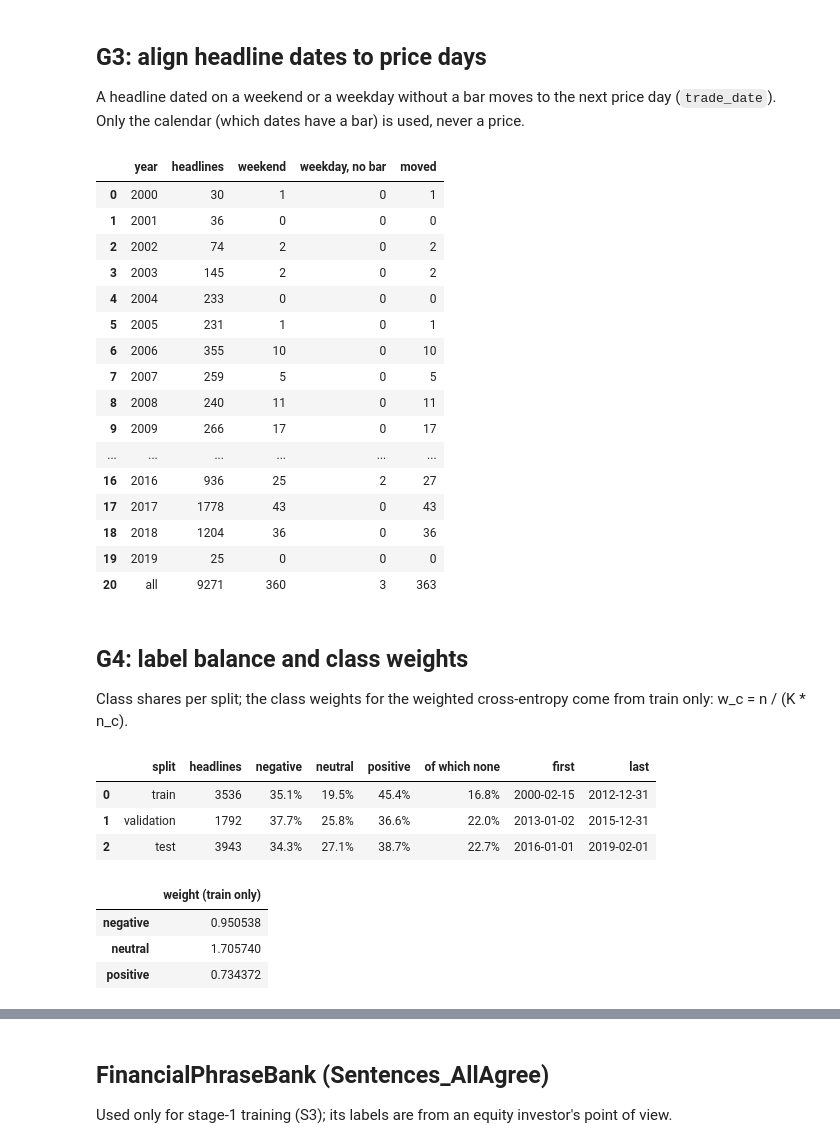
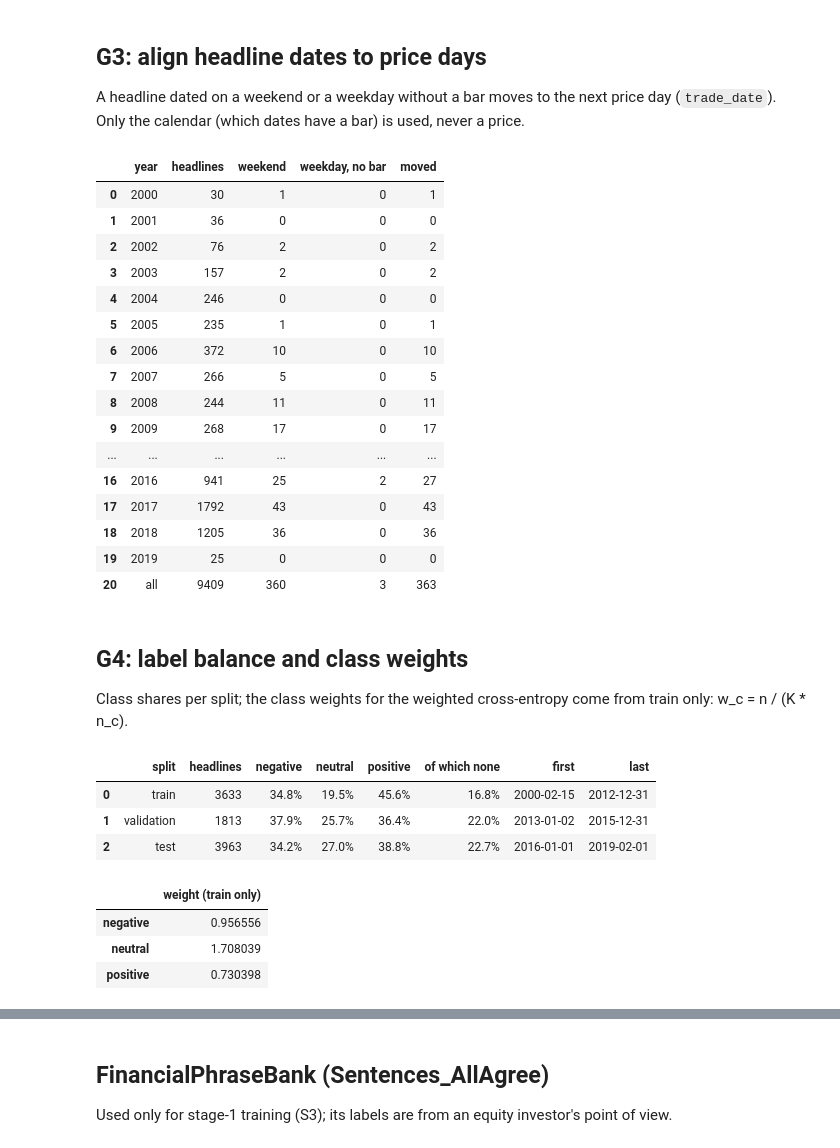
Before and after one commit to yazan-alsamman/ai-trading-analysis-system, a Jupyter notebook: ai-service/notebooks/sentiment/01_data_gates.ipynb, the cells around one changed output, grey strips where cells are left out. Drawn from its saved outputs; the diff is of its cells as text; code cells hidden in the pictures.

```diff
--- a/ai-service/notebooks/sentiment/01_data_gates.ipynb
+++ b/ai-service/notebooks/sentiment/01_data_gates.ipynb
@@ -140,5 +155,5 @@ from the count alone, before any model. Then we check that no normalised text is
 # %%
-kept_mask = gold["keep"]
+kept_mask = gold["in_classifier_set"]
 choice = sd.choose_split(
     gold.loc[kept_mask, "date"], cfg.default_split, cfg.fallback_split, cfg.min_test
 )
@@ -148,5 +163,7 @@ print(
     f"chosen: {choice.name} (train <= {choice.train_last}, validation <= {choice.val_last}); "
     f"default test count {choice.test_count_default:,} vs minimum {cfg.min_test:,}"
 )
-pd.Series(choice.counts, name="kept headlines").to_frame()
+n_index_test = int((gold["in_index_set"] & gold["split"].eq("test")).sum())
+print(f"index set in the test years: {n_index_test:,}")
+pd.Series(choice.counts, name="classifier set").to_frame()
 # %% [output]
@@ -196,26 +214,26 @@ A headline dated on a weekend or a weekday without a bar moves to the next price
 # %%
 gold["trade_date"] = sd.align_trade_dates(gold["date"], calendar)
 gold["moved"] = gold["trade_date"].ne(gold["date"])
-kept = gold.loc[gold["keep"]]
+kept = gold.loc[gold["in_classifier_set"]]
 sg.g3_table(kept)
 # %% [output]
 |  | year | headlines | weekend | weekday, no bar | moved |
 | 0 | 2000 | 30 | 1 | 0 | 1 |
 | 1 | 2001 | 36 | 0 | 0 | 0 |
-| 2 | 2002 | 74 | 2 | 0 | 2 |
-| 3 | 2003 | 145 | 2 | 0 | 2 |
-| 4 | 2004 | 233 | 0 | 0 | 0 |
-| 5 | 2005 | 231 | 1 | 0 | 1 |
-| 6 | 2006 | 355 | 10 | 0 | 10 |
-| 7 | 2007 | 259 | 5 | 0 | 5 |
-| 8 | 2008 | 240 | 11 | 0 | 11 |
-| 9 | 2009 | 266 | 17 | 0 | 17 |
+| 2 | 2002 | 76 | 2 | 0 | 2 |
+| 3 | 2003 | 157 | 2 | 0 | 2 |
+| 4 | 2004 | 246 | 0 | 0 | 0 |
+| 5 | 2005 | 235 | 1 | 0 | 1 |
+| 6 | 2006 | 372 | 10 | 0 | 10 |
+| 7 | 2007 | 266 | 5 | 0 | 5 |
+| 8 | 2008 | 244 | 11 | 0 | 11 |
+| 9 | 2009 | 268 | 17 | 0 | 17 |
 | ... | ... | ... | ... | ... | ... |
-| 16 | 2016 | 936 | 25 | 2 | 27 |
-| 17 | 2017 | 1778 | 43 | 0 | 43 |
-| 18 | 2018 | 1204 | 36 | 0 | 36 |
+| 16 | 2016 | 941 | 25 | 2 | 27 |
+| 17 | 2017 | 1792 | 43 | 0 | 43 |
+| 18 | 2018 | 1205 | 36 | 0 | 36 |
 | 19 | 2019 | 25 | 0 | 0 | 0 |
-| 20 | all | 9271 | 360 | 3 | 363 |
+| 20 | all | 9409 | 360 | 3 | 363 |
 # %% [markdown]
 ## G4: label balance and class weights
 
@@ -227,13 +245,13 @@ weights = sg.class_weights(kept.loc[kept["split"] == "train", "label"])
 pd.Series(weights, name="weight (train only)").to_frame()
 # %% [output]
 |  | split | headlines | negative | neutral | positive | of which none | first | last |
-| 0 | train | 3536 | 35.1% | 19.5% | 45.4% | 16.8% | 2000-02-15 | 2012-12-31 |
-| 1 | validation | 1792 | 37.7% | 25.8% | 36.6% | 22.0% | 2013-01-02 | 2015-12-31 |
-| 2 | test | 3943 | 34.3% | 27.1% | 38.7% | 22.7% | 2016-01-01 | 2019-02-01 |
+| 0 | train | 3633 | 34.8% | 19.5% | 45.6% | 16.8% | 2000-02-15 | 2012-12-31 |
+| 1 | validation | 1813 | 37.9% | 25.7% | 36.4% | 22.0% | 2013-01-02 | 2015-12-31 |
+| 2 | test | 3963 | 34.2% | 27.0% | 38.8% | 22.7% | 2016-01-01 | 2019-02-01 |
 |  | weight (train only) |
-| negative | 0.950538 |
-| neutral | 1.705740 |
-| positive | 0.734372 |
+| negative | 0.956556 |
+| neutral | 1.708039 |
+| positive | 0.730398 |
 # %% [markdown]
 ## G5: coverage
 
```
Also changed, not shown: parts of 17 cells of this notebook, 8 other files.
